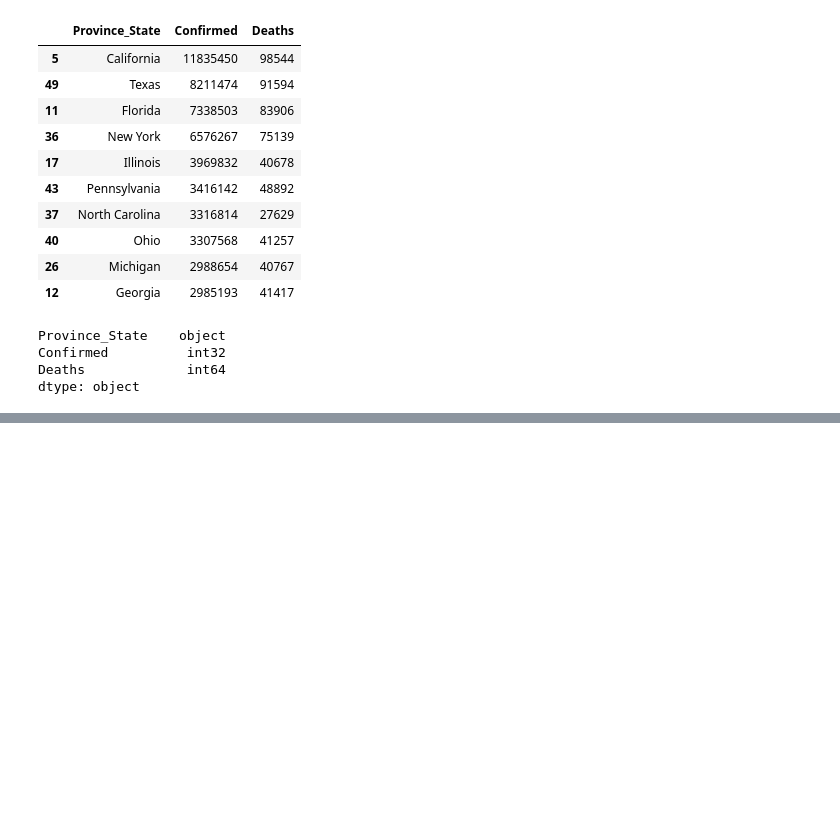
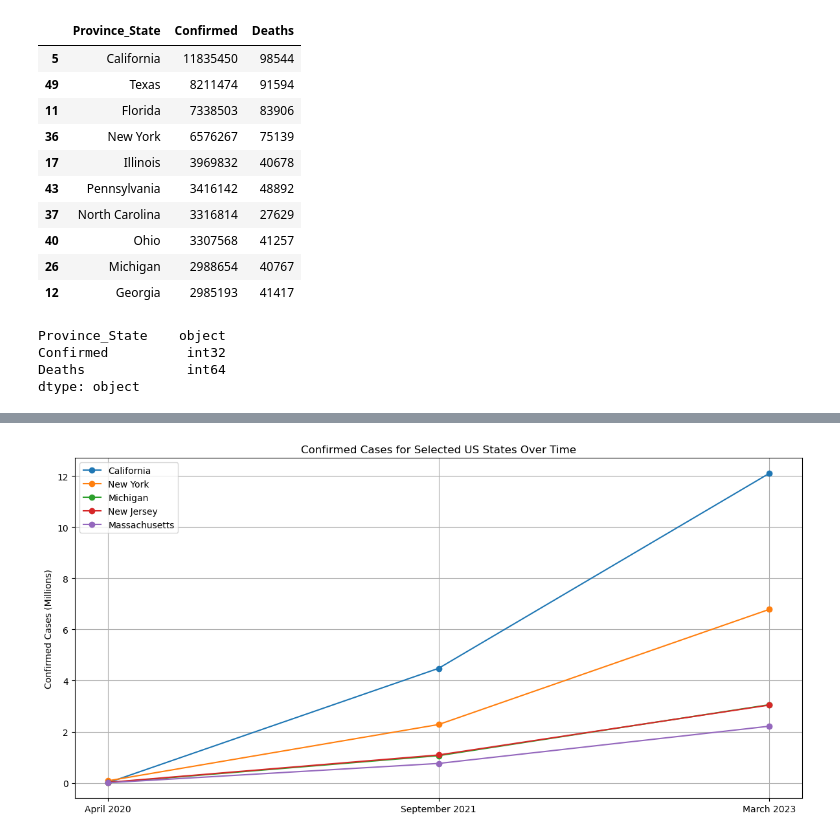
Before and after one commit to jvwastaken/Project-3, a Jupyter notebook: Sean/Resources/Graph_visuals.ipynb, the cells around one changed output, grey strips where cells are left out. Cells and saved outputs as stored; diff of their text form; code cells hidden in the pictures; blank space fills up the shorter version.

```diff
--- a/Sean/Resources/Graph_visuals.ipynb
+++ b/Sean/Resources/Graph_visuals.ipynb
@@ -74,0 +123,5 @@ plt.savefig(os.path.join(base_dir, 'Sean','Images', 'Top 10 Most Infected States
+# %%
+# 03-01-2023
+end_columns_to_drop = end_df.columns[1:5].tolist() + end_df.columns[7:18].tolist()
+end_trimmed_df = end_df.drop(columns=end_columns_to_drop)
+end_trimmed_df.head()
@@ -74,0 +177,14 @@ plt.savefig(os.path.join(base_dir, 'Sean','Images', 'Top 10 Most Infected States
+# %%
+# Group by 'Province_State' and sum the 'Confirmed' values
+merged_start_df = end_trimmed_df.groupby('Province_State').sum().reset_index()
+
+# Sort the merged DataFrame by 'Confirmed' values in descending order
+sorted_merged_df = merged_start_df.sort_values(by='Confirmed', ascending=False)
+
+us_states = ['California', 'Massachusetts', 'Michigan', 'New Jersey', 'New York']
+
+# Filter the DataFrame to keep only US states
+end_us_states_df = sorted_merged_df[sorted_merged_df['Province_State'].isin(us_states)]
+
+# Display the DataFrame with only US states
+end_us_states_df.head(10)
@@ -74,0 +198,34 @@ plt.savefig(os.path.join(base_dir, 'Sean','Images', 'Top 10 Most Infected States
+# %%
+# Concatenate the three DataFrames
+combined_df = pd.concat([start_us_states_df, mid_us_states_df, end_us_states_df])
+
+# Filter the DataFrame to include only the five US states
+states_of_interest = ['California', 'New York', 'Michigan', 'New Jersey', 'Massachusetts']
+filtered_df = combined_df[combined_df['Province_State'].isin(states_of_interest)]
+
+# Create the line graph with markers
+plt.figure(figsize=(12, 6))
+for state in states_of_interest:
+    state_data = filtered_df[filtered_df['Province_State'] == state]
+    plt.plot(['April 2020', 'September 2021', 'March 2023'], state_data['Confirmed'] / 1000000, marker='o', label=state)
+
+plt.ylabel('Confirmed Cases (Millions)')
+plt.title('Confirmed Cases for Selected US States Over Time')
+plt.legend()
+plt.grid(True)
+
+# Set the y-tick labels to show values in millions
+plt.yticks(range(0, int(filtered_df['Confirmed'].max() / 1000000) + 2, 2))
+
+plt.tight_layout()
+
+# Save graph as a png file to the desired directory
+output_dir = "Images"
+if not os.path.exists(output_dir):
+    os.makedirs(output_dir)
+
+plt.savefig(os.path.join(output_dir, 'Confirmed_Cases_Selected_US_States_Over_Time.png'))
+
+plt.show()
+# %% [output]
+[figure, added]
```
Also changed, not shown: parts of 8 cells of this notebook, 3 other files.
